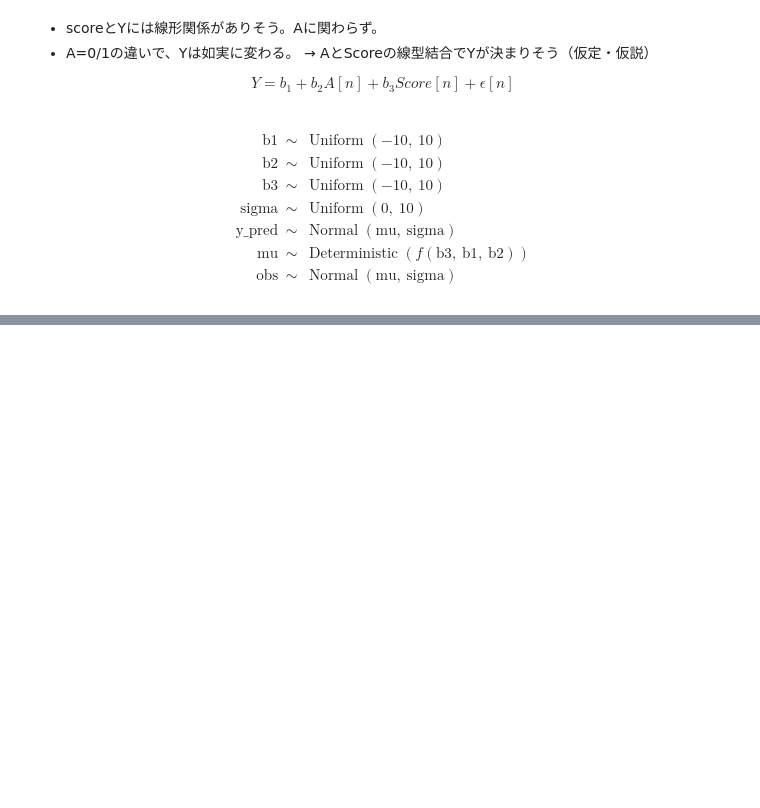
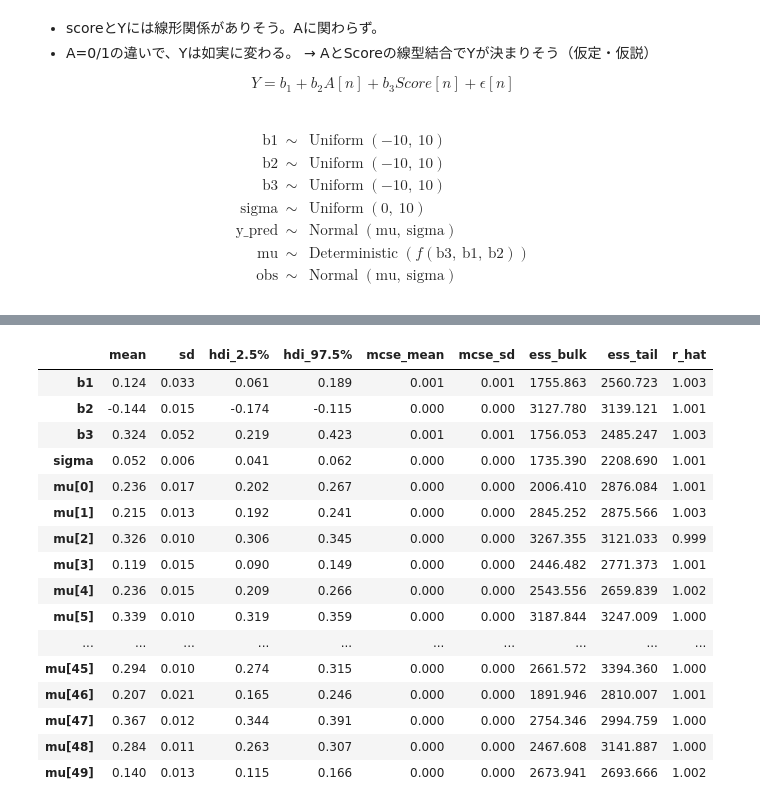
Before and after one commit to makkimaki/stan-r-bayes-statistical-modeling-python, a Jupyter notebook: chapter5.ipynb, the cells around one changed output, grey strips where cells are left out. Saved outputs shown, nothing was run; the diff lists cells and outputs as text; code cells hidden in the pictures; blank space fills up the shorter version.

```diff
--- a/chapter5.ipynb
+++ b/chapter5.ipynb
@@ -152,0 +191,22 @@ display(g)
+# %%
+# 事後統計量の確認
+var_names = ["b1", "b2", "b3", "sigma", "mu"]
+pm.summary(idata, hdi_prob=0.95, var_names=var_names, round_to=3)
+# %% [output]
+|  | mean | sd | hdi_2.5% | hdi_97.5% | mcse_mean | mcse_sd | ess_bulk | ess_tail | r_hat |
+| b1 | 0.124 | 0.033 | 0.061 | 0.189 | 0.001 | 0.001 | 1755.863 | 2560.723 | 1.003 |
+| b2 | -0.144 | 0.015 | -0.174 | -0.115 | 0.000 | 0.000 | 3127.780 | 3139.121 | 1.001 |
+| b3 | 0.324 | 0.052 | 0.219 | 0.423 | 0.001 | 0.001 | 1756.053 | 2485.247 | 1.003 |
+| sigma | 0.052 | 0.006 | 0.041 | 0.062 | 0.000 | 0.000 | 1735.390 | 2208.690 | 1.001 |
+| mu[0] | 0.236 | 0.017 | 0.202 | 0.267 | 0.000 | 0.000 | 2006.410 | 2876.084 | 1.001 |
+| mu[1] | 0.215 | 0.013 | 0.192 | 0.241 | 0.000 | 0.000 | 2845.252 | 2875.566 | 1.003 |
+| mu[2] | 0.326 | 0.010 | 0.306 | 0.345 | 0.000 | 0.000 | 3267.355 | 3121.033 | 0.999 |
+| mu[3] | 0.119 | 0.015 | 0.090 | 0.149 | 0.000 | 0.000 | 2446.482 | 2771.373 | 1.001 |
+| mu[4] | 0.236 | 0.015 | 0.209 | 0.266 | 0.000 | 0.000 | 2543.556 | 2659.839 | 1.002 |
+| mu[5] | 0.339 | 0.010 | 0.319 | 0.359 | 0.000 | 0.000 | 3187.844 | 3247.009 | 1.000 |
+| ... | ... | ... | ... | ... | ... | ... | ... | ... | ... |
+| mu[45] | 0.294 | 0.010 | 0.274 | 0.315 | 0.000 | 0.000 | 2661.572 | 3394.360 | 1.000 |
+| mu[46] | 0.207 | 0.021 | 0.165 | 0.246 | 0.000 | 0.000 | 1891.946 | 2810.007 | 1.001 |
+| mu[47] | 0.367 | 0.012 | 0.344 | 0.391 | 0.000 | 0.000 | 2754.346 | 2994.759 | 1.000 |
+| mu[48] | 0.284 | 0.011 | 0.263 | 0.307 | 0.000 | 0.000 | 2467.608 | 3141.887 | 1.000 |
+| mu[49] | 0.140 | 0.013 | 0.115 | 0.166 | 0.000 | 0.000 | 2673.941 | 2693.666 | 1.002 |
```
Also changed, not shown: parts of 7 cells of this notebook.
